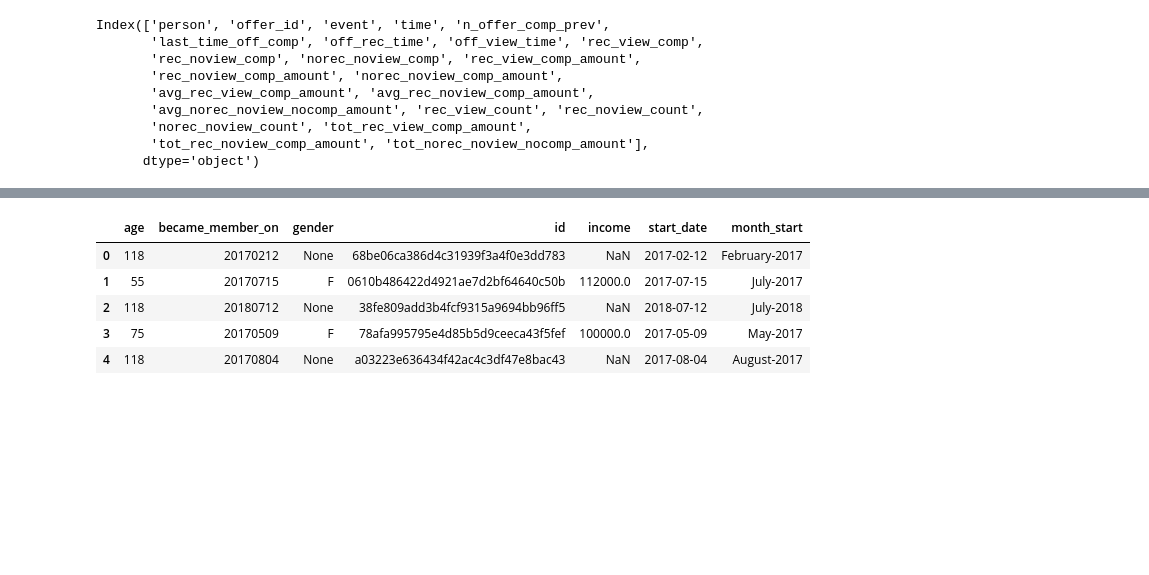
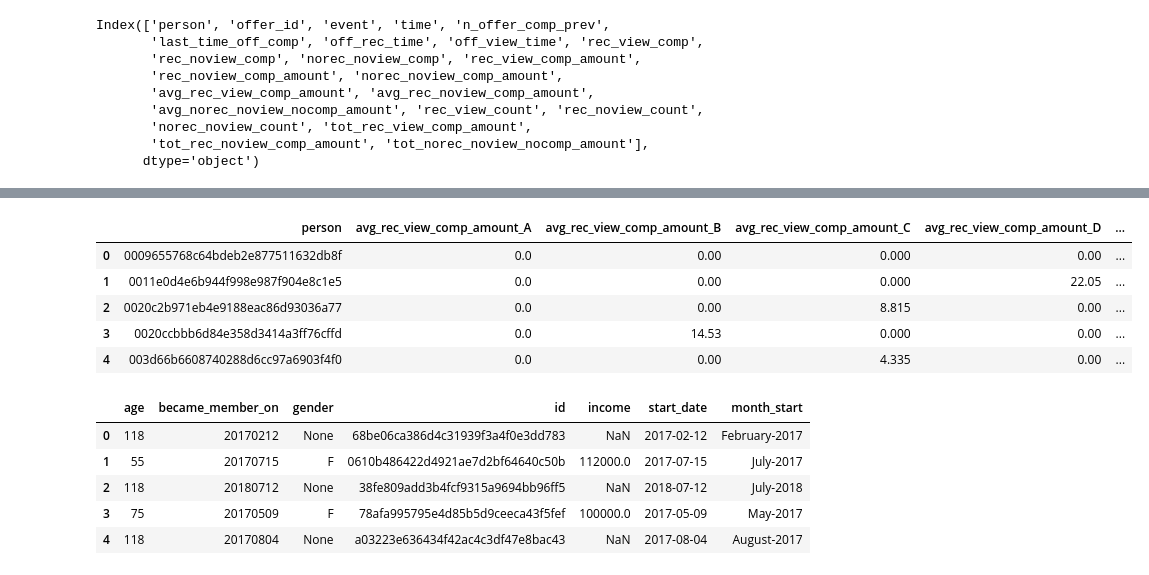
Before and after one commit to Moraut/DSND-Term-2, a Jupyter notebook: 04. Capstone Project/notebook/Starbucks_Capstone_notebook.ipynb, the cells around one changed output, grey strips where cells are left out. Drawn from its saved outputs; the diff is of its cells as text; code cells hidden in the pictures; blank space fills up the shorter version.

```diff
--- a/04. Capstone Project/notebook/Starbucks_Capstone_notebook.ipynb
+++ b/04. Capstone Project/notebook/Starbucks_Capstone_notebook.ipynb
@@ -748,3 +780,23 @@ df_2.head(5)
+# %%
+df_3 = df_2.pivot(
+                    index='person',
+                    columns = 'offer_id',
+                    values = [x for x in df_2.columns if x not in ['person','offer_id']]
+).reset_index().fillna(0)
+
+#merge the levels into one column name
+df_3.columns = list(map("_".join, df_3.columns))
+
+df_3.rename(columns ={'person_': 'person'}, inplace= True)
+
+df_3.head(5)
+# %% [output]
+|  | person | avg_rec_view_comp_amount_A | avg_rec_view_comp_amount_B | avg_rec_view_comp_amount_C | avg_rec_view_comp_amount_D | ... |
+| 0 | 0009655768c64bdeb2e877511632db8f | 0.0 | 0.00 | 0.000 | 0.00 | ... |
+| 1 | 0011e0d4e6b944f998e987f904e8c1e5 | 0.0 | 0.00 | 0.000 | 22.05 | ... |
+| 2 | 0020c2b971eb4e9188eac86d93036a77 | 0.0 | 0.00 | 8.815 | 0.00 | ... |
+| 3 | 0020ccbbb6d84e358d3414a3ff76cffd | 0.0 | 14.53 | 0.000 | 0.00 | ... |
+| 4 | 003d66b6608740288d6cc97a6903f4f0 | 0.0 | 0.00 | 4.335 | 0.00 | ... |
 # %%
 #pull in person demographics
 profile.head(5)
```
Also changed, not shown: parts of 7 cells of this notebook.
